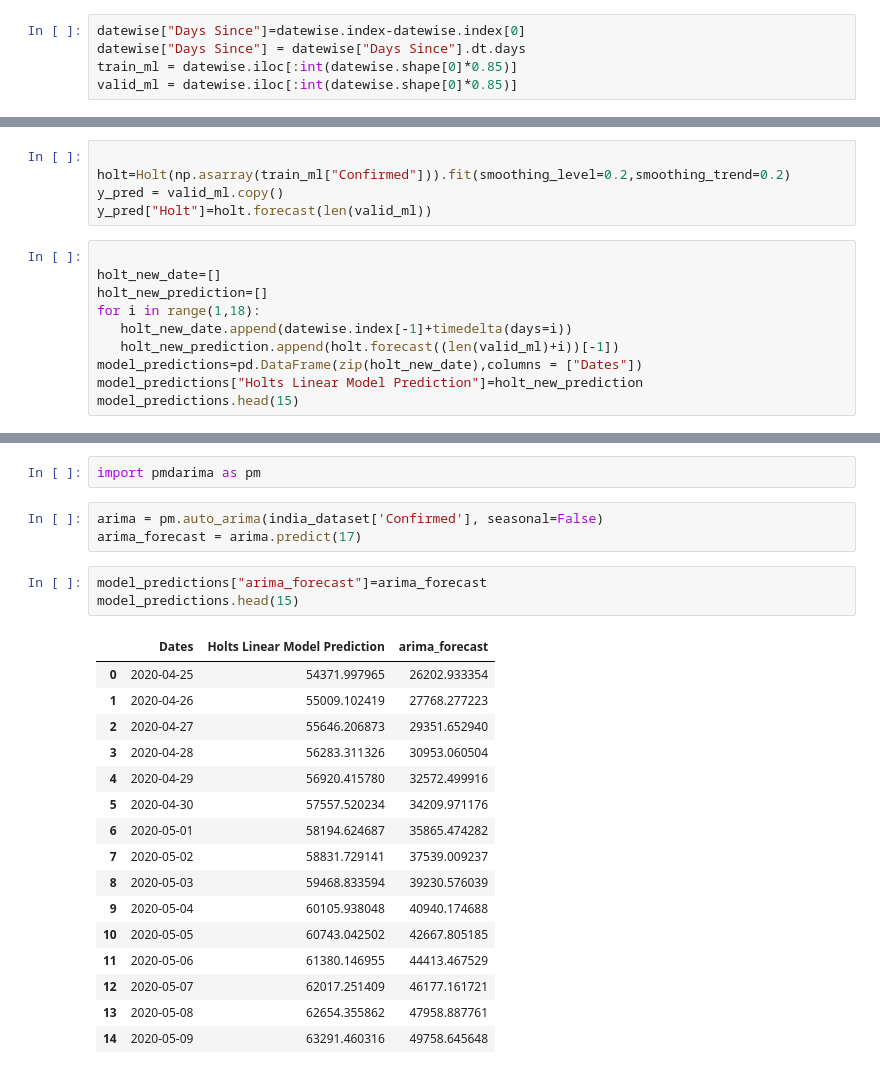
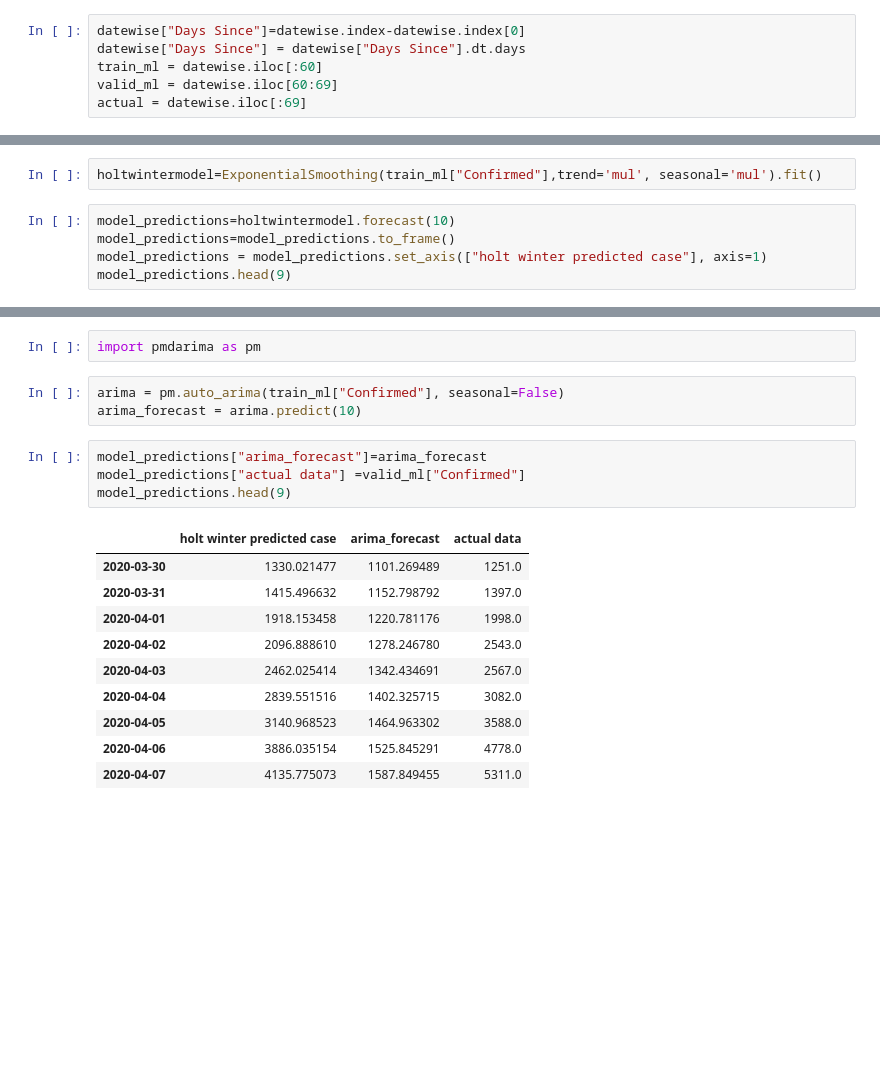
Before and after one commit to balaji1702/covid19caseprrediction, a Jupyter notebook: case forecasting and prediction.ipynb, the cells around one changed output, grey strips where cells are left out. Cells and saved outputs as stored; diff of their text form; blank space fills up the shorter version.

```diff
--- a/case forecasting and prediction.ipynb
+++ b/case forecasting and prediction.ipynb
@@ -243,5 +246,6 @@ weekwise report
 # %%
 datewise["Days Since"]=datewise.index-datewise.index[0]
 datewise["Days Since"] = datewise["Days Since"].dt.days
-train_ml = datewise.iloc[:int(datewise.shape[0]*0.85)]
-valid_ml = datewise.iloc[:int(datewise.shape[0]*0.85)]
+train_ml = datewise.iloc[:60]
+valid_ml = datewise.iloc[60:69]
+actual = datewise.iloc[:69]
@@ -248,16 +259,8 @@ valid_ml = datewise.iloc[:int(datewise.shape[0]*0.85)]
 # %%
-
-holt=Holt(np.asarray(train_ml["Confirmed"])).fit(smoothing_level=0.2,smoothing_trend=0.2)
-y_pred = valid_ml.copy()
-y_pred["Holt"]=holt.forecast(len(valid_ml))
+holtwintermodel=ExponentialSmoothing(train_ml["Confirmed"],trend='mul', seasonal='mul').fit()
 # %%
-
-holt_new_date=[]
-holt_new_prediction=[]
-for i in range(1,18):
-   holt_new_date.append(datewise.index[-1]+timedelta(days=i))
-   holt_new_prediction.append(holt.forecast((len(valid_ml)+i))[-1])
-model_predictions=pd.DataFrame(zip(holt_new_date),columns = ["Dates"])
-model_predictions["Holts Linear Model Prediction"]=holt_new_prediction
-model_predictions.head(15)
+model_predictions=holtwintermodel.forecast(10)
+model_predictions=model_predictions.to_frame()
+model_predictions = model_predictions.set_axis(["holt winter predicted case"], axis=1)
+model_predictions.head(9)
 # %% [output]
@@ -298,26 +295,21 @@ Requirement already satisfied: patsy>=0.5 in c:\users\admin\anaconda3\lib\site-p
 # %%
 import pmdarima as pm
 # %%
-arima = pm.auto_arima(india_dataset['Confirmed'], seasonal=False)
-arima_forecast = arima.predict(17)
+arima = pm.auto_arima(train_ml["Confirmed"], seasonal=False)
+arima_forecast = arima.predict(10)
 # %%
 model_predictions["arima_forecast"]=arima_forecast
-model_predictions.head(15)
+model_predictions["actual data"] =valid_ml["Confirmed"]
+model_predictions.head(9)
 # %% [output]
-|  | Dates | Holts Linear Model Prediction | arima_forecast |
-| 0 | 2020-04-25 | 54371.997965 | 26202.933354 |
-| 1 | 2020-04-26 | 55009.102419 | 27768.277223 |
-| 2 | 2020-04-27 | 55646.206873 | 29351.652940 |
-| 3 | 2020-04-28 | 56283.311326 | 30953.060504 |
-| 4 | 2020-04-29 | 56920.415780 | 32572.499916 |
-| 5 | 2020-04-30 | 57557.520234 | 34209.971176 |
-| 6 | 2020-05-01 | 58194.624687 | 35865.474282 |
-| 7 | 2020-05-02 | 58831.729141 | 37539.009237 |
-| 8 | 2020-05-03 | 59468.833594 | 39230.576039 |
-| 9 | 2020-05-04 | 60105.938048 | 40940.174688 |
-| 10 | 2020-05-05 | 60743.042502 | 42667.805185 |
-| 11 | 2020-05-06 | 61380.146955 | 44413.467529 |
-| 12 | 2020-05-07 | 62017.251409 | 46177.161721 |
-| 13 | 2020-05-08 | 62654.355862 | 47958.887761 |
-| 14 | 2020-05-09 | 63291.460316 | 49758.645648 |
+|  | holt winter predicted case | arima_forecast | actual data |
+| 2020-03-30 | 1330.021477 | 1101.269489 | 1251.0 |
+| 2020-03-31 | 1415.496632 | 1152.798792 | 1397.0 |
+| 2020-04-01 | 1918.153458 | 1220.781176 | 1998.0 |
+| 2020-04-02 | 2096.888610 | 1278.246780 | 2543.0 |
+| 2020-04-03 | 2462.025414 | 1342.434691 | 2567.0 |
+| 2020-04-04 | 2839.551516 | 1402.325715 | 3082.0 |
+| 2020-04-05 | 3140.968523 | 1464.963302 | 3588.0 |
+| 2020-04-06 | 3886.035154 | 1525.845291 | 4778.0 |
+| 2020-04-07 | 4135.775073 | 1587.849455 | 5311.0 |
 # %%
```
Also changed, not shown: parts of 15 cells of this notebook.
